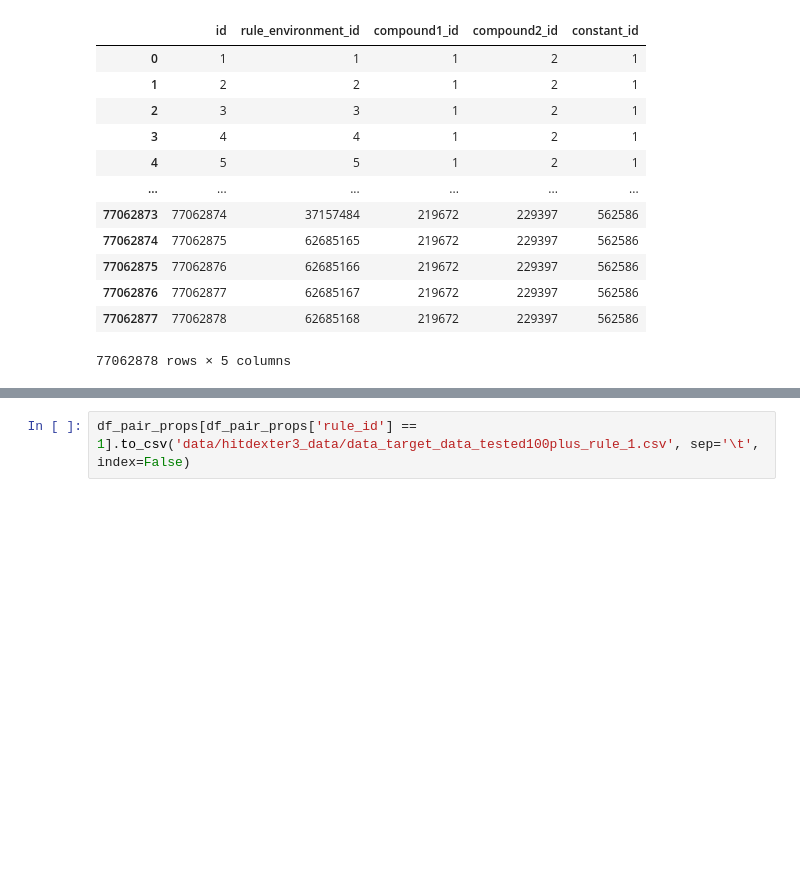
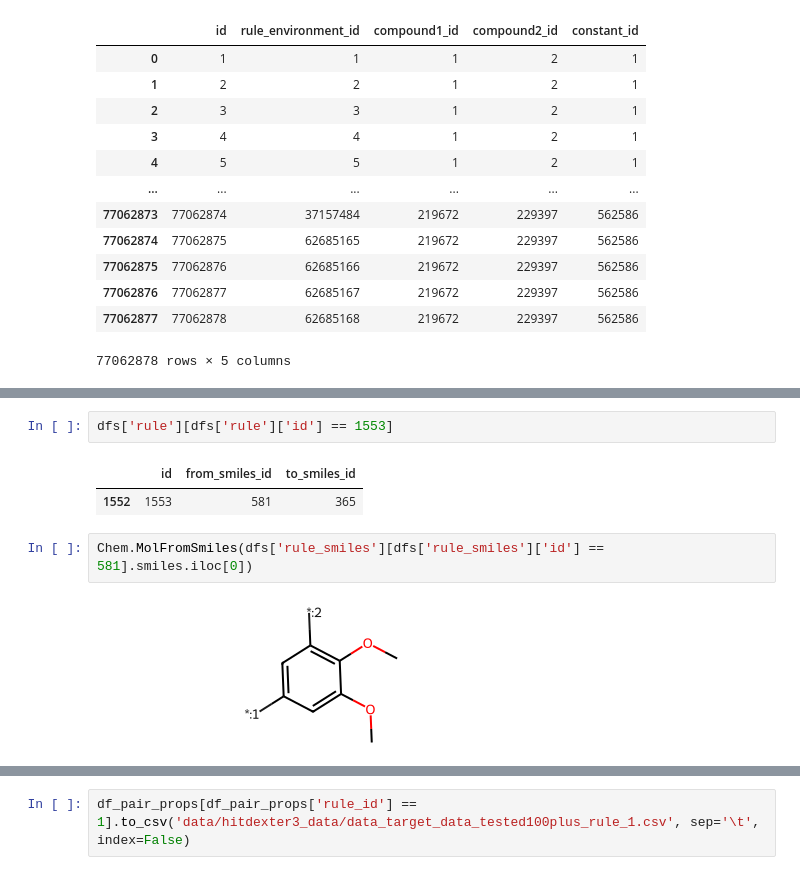
Before and after one commit to anya-chen/MMP_explore, a Jupyter notebook: hitdexter3_data_explore.ipynb, the cells around one changed output, grey strips where cells are left out. Drawn from its saved outputs; the diff is of its cells as text; blank space fills up the shorter version.

```diff
--- a/hitdexter3_data_explore.ipynb
+++ b/hitdexter3_data_explore.ipynb
@@ -468,0 +667,9 @@ np.int64(1493526)
+# %%
+dfs['rule'][dfs['rule']['id'] == 1553]
+# %% [output]
+|  | id | from_smiles_id | to_smiles_id |
+| 1552 | 1553 | 581 | 365 |
+# %%
+Chem.MolFromSmiles(dfs['rule_smiles'][dfs['rule_smiles']['id'] == 581].smiles.iloc[0])
+# %% [output]
+[figure, added]
```
Also changed, not shown: parts of 27 cells of this notebook, 3 other files.
